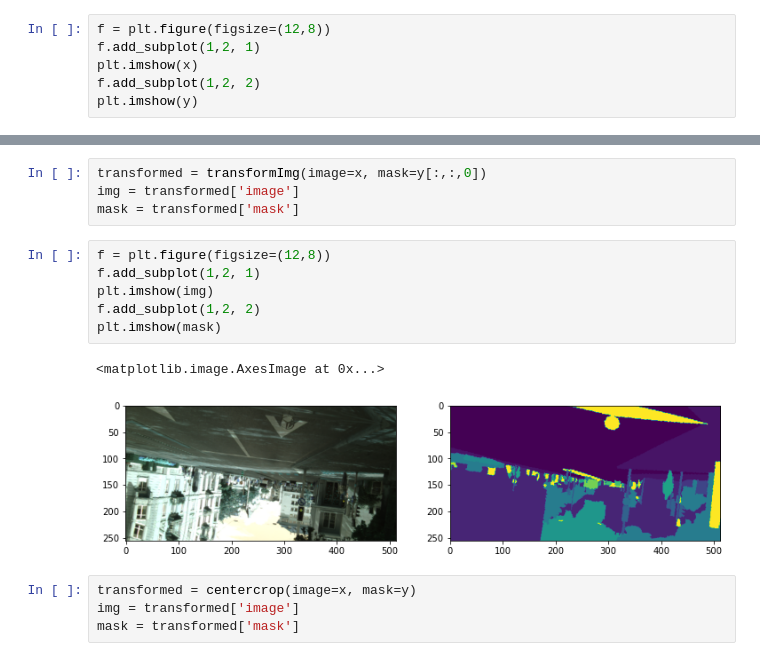
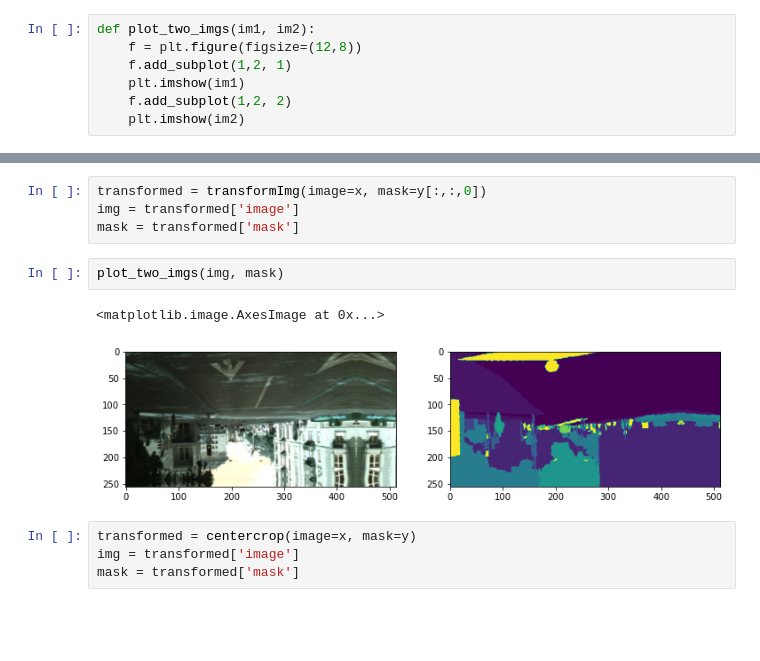
Before and after one commit to parrt/fundamentals-of-deep-learning, a Jupyter notebook: notebooks/11.Image-segmentation.ipynb, the cells around one changed output, grey strips where cells are left out. Saved outputs shown, nothing was run; the diff lists cells and outputs as text; blank space fills up the shorter version.

Commit message:
fixing image segmentation

```diff
--- a/notebooks/11.Image-segmentation.ipynb
+++ b/notebooks/11.Image-segmentation.ipynb
@@ -118,8 +118,9 @@ x.shape, y.shape
 # %% [output]
 ((266, 532, 3), (266, 532))
 # %%
-f = plt.figure(figsize=(12,8))
-f.add_subplot(1,2, 1)
-plt.imshow(x)
-f.add_subplot(1,2, 2)
-plt.imshow(y)
+def plot_two_imgs(im1, im2):
+    f = plt.figure(figsize=(12,8))
+    f.add_subplot(1,2, 1)
+    plt.imshow(im1)
+    f.add_subplot(1,2, 2)
+    plt.imshow(im2)
@@ -174,15 +172,11 @@ y = read_image(path)
 transformed = transformImg(image=x, mask=y[:,:,0])
 img = transformed['image']
 mask = transformed['mask']
-# %%
-f = plt.figure(figsize=(12,8))
-f.add_subplot(1,2, 1)
-plt.imshow(img)
-f.add_subplot(1,2, 2)
-plt.imshow(mask)
-# %% [output]
-<matplotlib.image.AxesImage at 0x...>
-[figure, removed]
+# %%
+plot_two_imgs(img, mask)
+# %% [output]
+<matplotlib.image.AxesImage at 0x...>
+[figure, added]
 # %%
 transformed = centercrop(image=x, mask=y)
 img = transformed['image']
```
Also changed, not shown: parts of 33 cells of this notebook.
